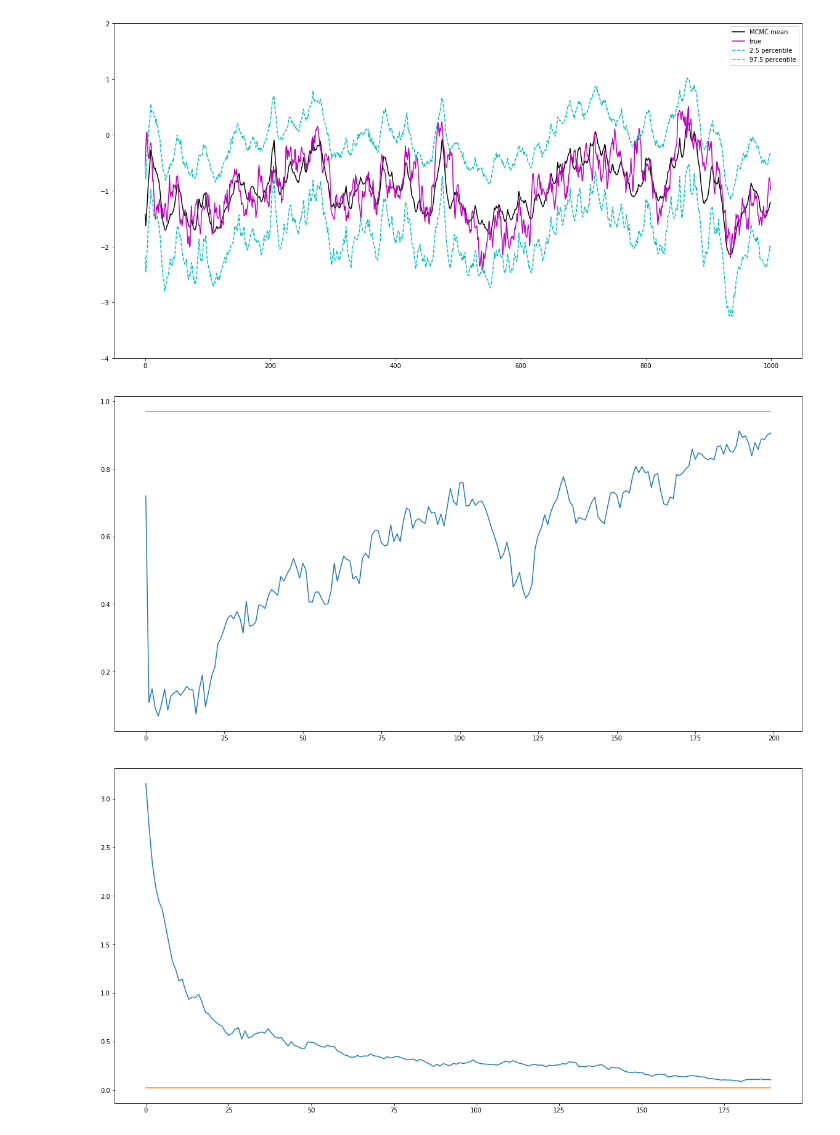
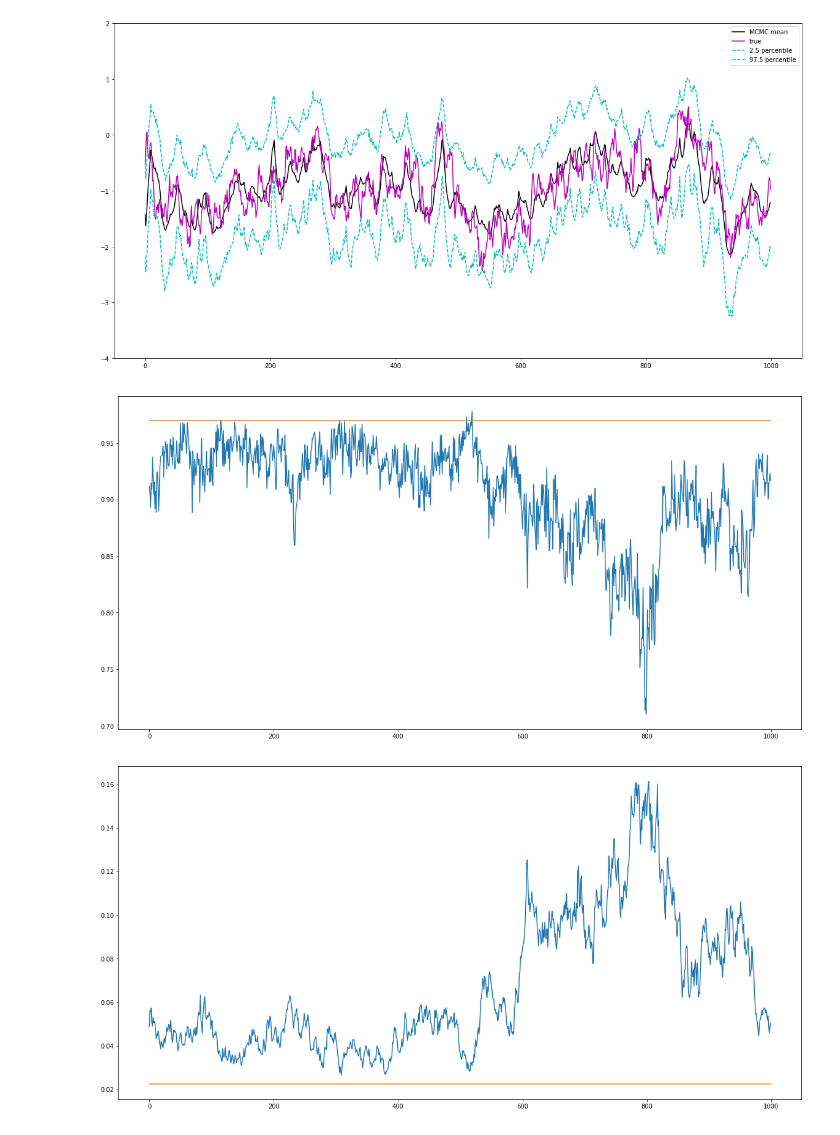
Before and after one commit to keiikegami/BayesHW9-10, a Jupyter notebook: HW10.ipynb, the cells around one changed output. Saved outputs shown, nothing was run; the diff lists cells and outputs as text; code cells hidden in the pictures.

```diff
--- a/HW10.ipynb
+++ b/HW10.ipynb
@@ -58,7 +58,7 @@ np.random.seed(12345)
 vy = pd.read_csv("sv_simdataHW10.csv").values[0][1:]
 nT = vy.shape[0]
 vy_star = np.array([np.log(i**2) for i in vy])
-nsim = 2000
+nsim = 5000
 nburn = 1000
 dC0 = 2
 
@@ -178,19 +178,19 @@ plt.show()
 # %% [output]
 [figure]
 # %%
-truephi = np.ones(nsim)*0.97
+truephi = np.ones(nsim-nburn)*0.97
 plt.figure(figsize=(20, 10))
-plt.plot(vphi)
+plt.plot(vphi[nburn:])
 plt.plot(truephi)
 plt.show()
 # %% [output]
-[figure, old version]
+[figure, new version]
 # %%
-truesig = np.ones(nsim)*0.15**2
+truesig = np.ones(nsim-nburn)*0.15**2
 plt.figure(figsize=(20, 10))
-plt.plot(vsig2[10:])
-plt.plot(truesig[10:])
+plt.plot(vsig2[nburn:])
+plt.plot(truesig)
 plt.show()
 # %% [output]
-[figure, old version]
+[figure, new version]
 # %%
```
Also changed, not shown: parts of 1 cell of this notebook.
